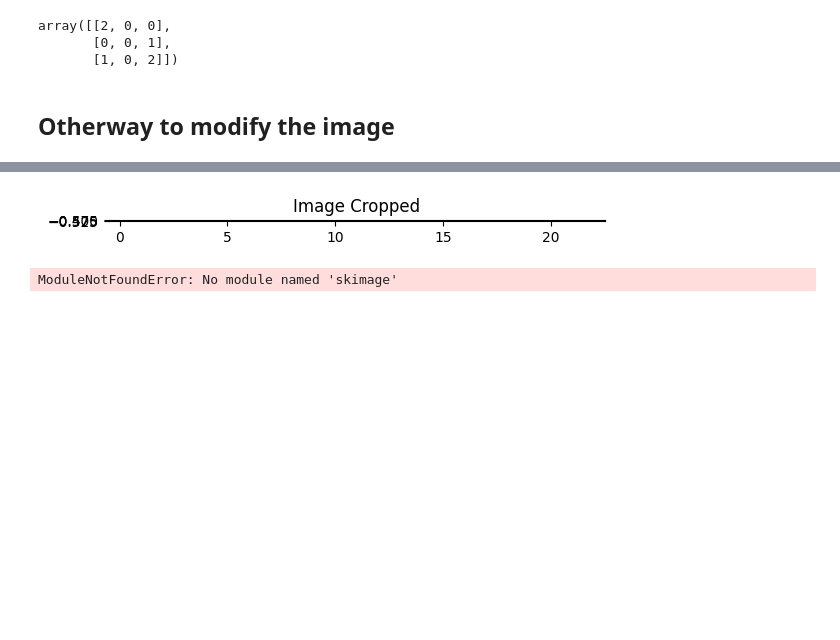
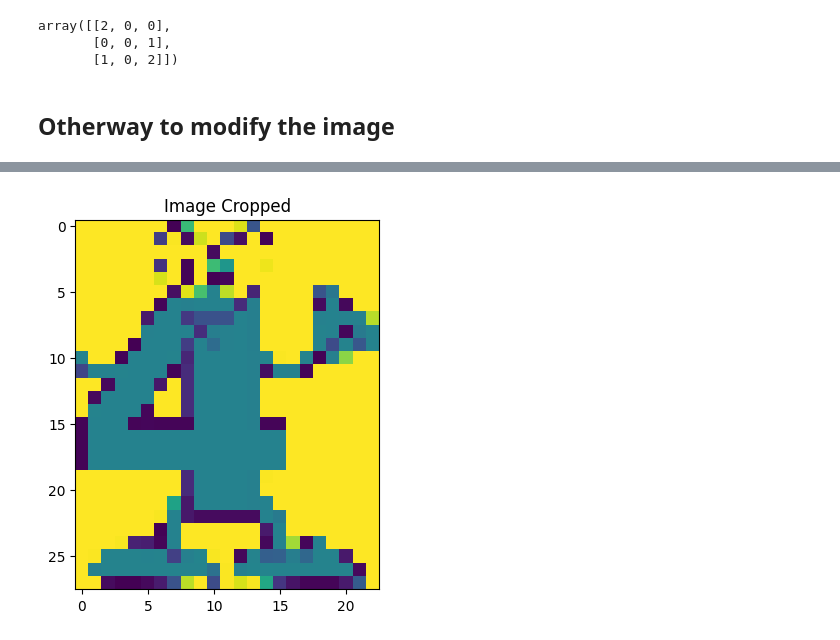
Before and after one commit to 123ned123/APS360, a Jupyter notebook: Tuts/tut2/Tut2_Multi_Class_ANN.ipynb, the cells around one changed output, grey strips where cells are left out. Cells and saved outputs as stored; diff of their text form; code cells hidden in the pictures; blank space fills up the shorter version.

```diff
--- a/Tuts/tut2/Tut2_Multi_Class_ANN.ipynb
+++ b/Tuts/tut2/Tut2_Multi_Class_ANN.ipynb
@@ -307,13 +320,14 @@ array([[2, 0, 0],
 # %%
 #cropping
-img_cropped = img_gray[95:120,5:33]
+img_cropped = img_gray[0:120,5:33]
 plt.title("Image Cropped")
 plt.imshow(img_cropped)
 plt.show()
 # %% [output]
-[figure, old version]
+[figure, new version]
 # %%
 from skimage.transform import rescale, resize, downscale_local_mean
-img_resized = resize(img_cropped, (28,28), anti_aliasing=True)
+import cv2
+
+ski_img_resized = resize(img_cropped, (28,28), anti_aliasing=True)
+cv_img_resized = cv2.resize(img_cropped, (28,28))
-# %% [output]
-ModuleNotFoundError: No module named 'skimage'
```
Also changed, not shown: parts of 10 cells of this notebook, 2 other files.
